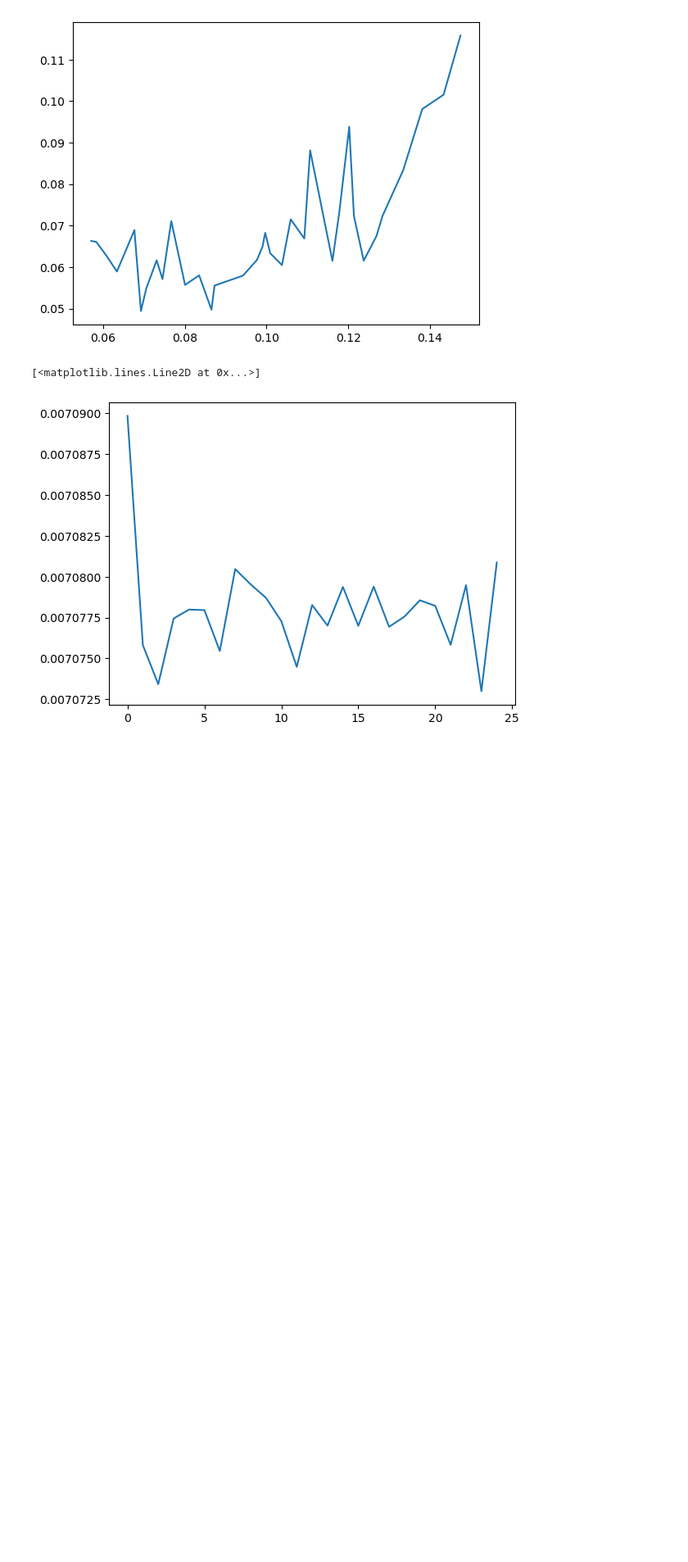
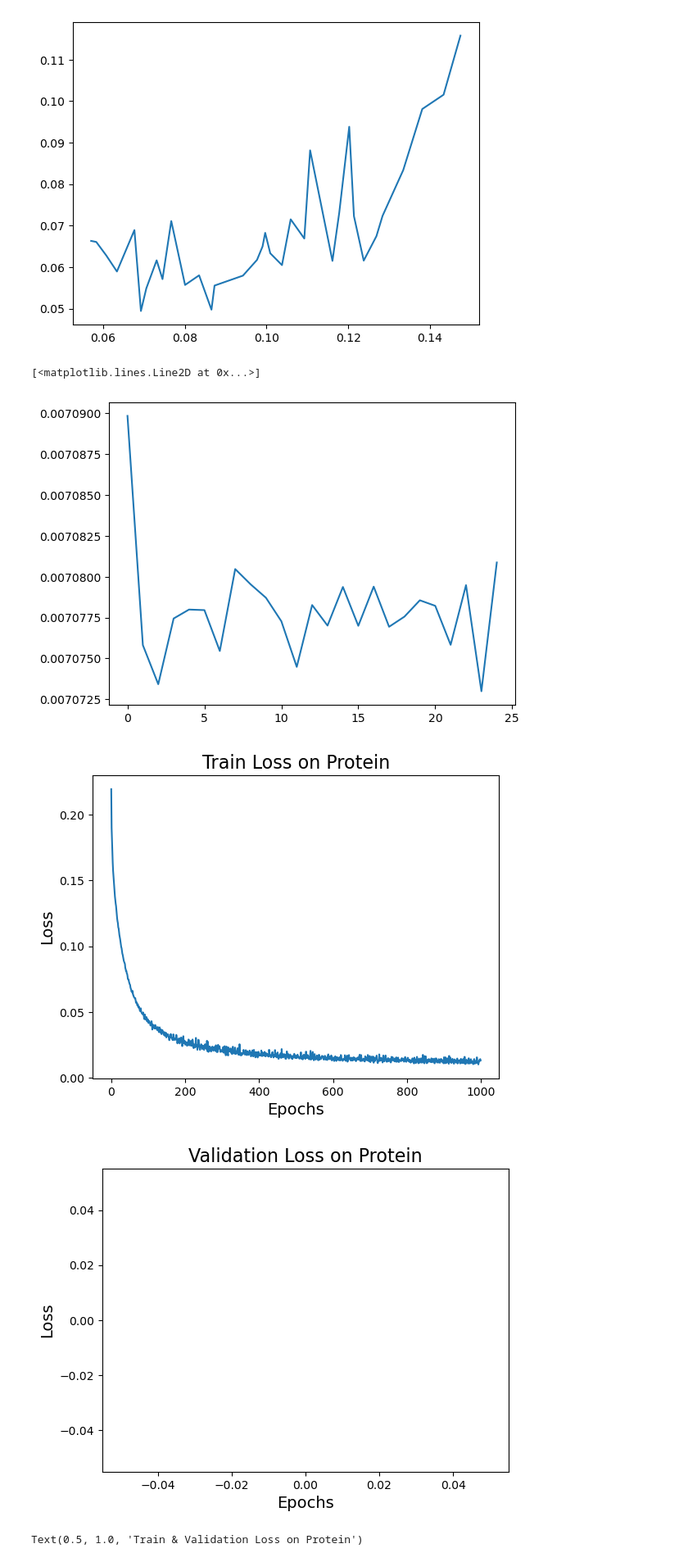
Before and after one commit to Zyxleo123/calibrated-quantile-uq, a Jupyter notebook: test.ipynb, the cells around one changed output. Shown: that part at 82% size. Cells and saved outputs as stored; diff of their text form; code cells hidden in the pictures; blank space fills up the shorter version.

```diff
--- a/test.ipynb
+++ b/test.ipynb
@@ -261,3 +261,37 @@ plt.plot([tr.cpu() for tr in data['tr_loss_list']])
 # %% [output]
 [<matplotlib.lines.Line2D at 0x...>]
 [figure]
+# %%
+from glob import glob
+from plots.plot_utils import load_pickle
+import matplotlib.pyplot as plt
+import os
+cherry_picked_qr = glob(os.path.join('..', 'cherry_pick', 'calibrated-quantile-uq-cherry', 'protein*qr*.pkl'))[0]
+other_baseline_pkls = glob(os.path.join(os.environ['SCRATCH'], 'results', 'lump', 'protein', 'nl-8_hs-256', '*_1.pkl'))
+other_baseline_pkls = [pkl for pkl in other_baseline_pkls if 'batch_qr' not in pkl]
+# %%
+# first cherry picked plot: train loss/ val loss; train&val loss
+def to_numpy(tensor_list):
+    return [t.cpu().numpy() for t in tensor_list]
+data = load_pickle(cherry_picked_qr)
+plt.plot(to_numpy(data['tr_loss_list']), label='cherry picked qr train loss')
+plt.xlabel('Epochs', fontsize=14)
+plt.ylabel('Loss', fontsize=14)
+plt.title('Train Loss on Protein', fontsize=16)
+plt.show()
+plt.close()
+plt.plot(to_numpy(data['va_loss_list']), label='cherry picked qr val loss')
+plt.xlabel('Epochs', fontsize=14)
+plt.ylabel('Loss', fontsize=14)
+plt.title('Validation Loss on Protein', fontsize=16)
+plt.show()
+plt.close()
+plt.plot(to_numpy(data['tr_loss_list']), label='cherry picked qr train loss')
+plt.plot(to_numpy(data['va_loss_list']), label='cherry picked qr val loss')
+plt.xlabel('Epochs', fontsize=14)
+plt.ylabel('Loss', fontsize=14)
+plt.title('Train & Validation Loss on Protein', fontsize=16)
+# %% [output]
+[figure, added]
+[figure, added]
+Text(0.5, 1.0, 'Train & Validation Loss on Protein')
```
Also changed, not shown: parts of 6 cells of this notebook, 9 other files.
